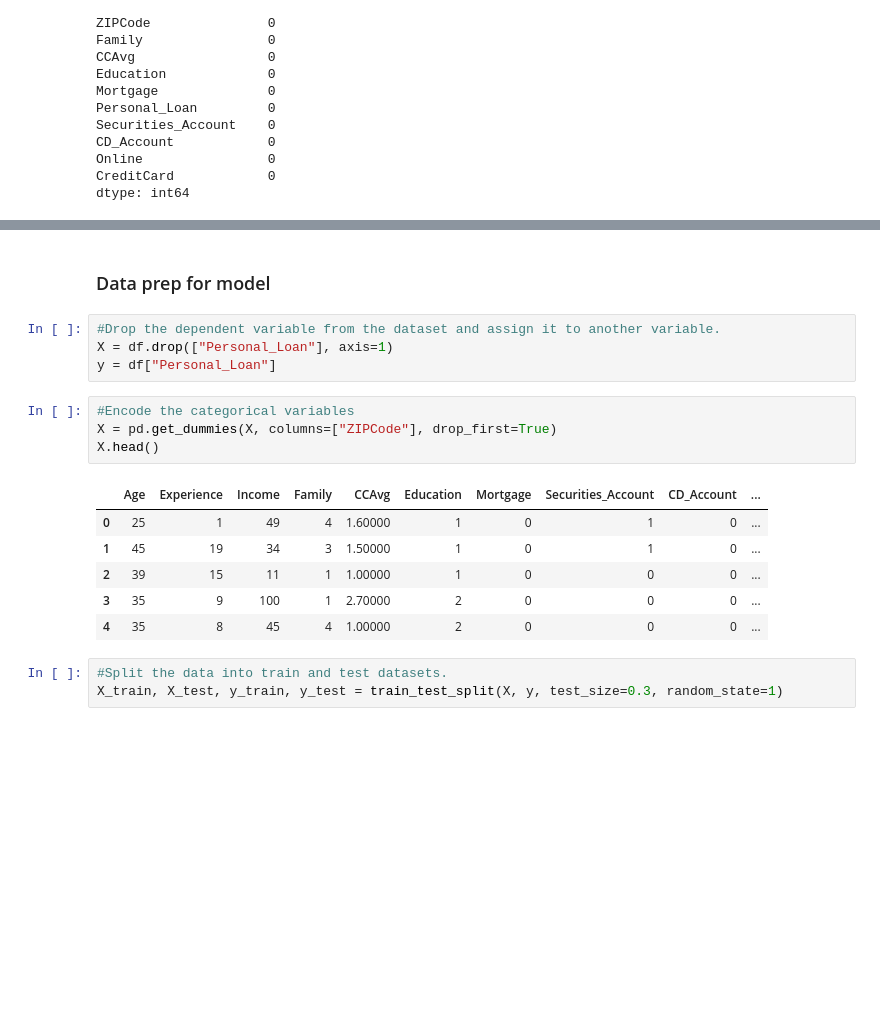
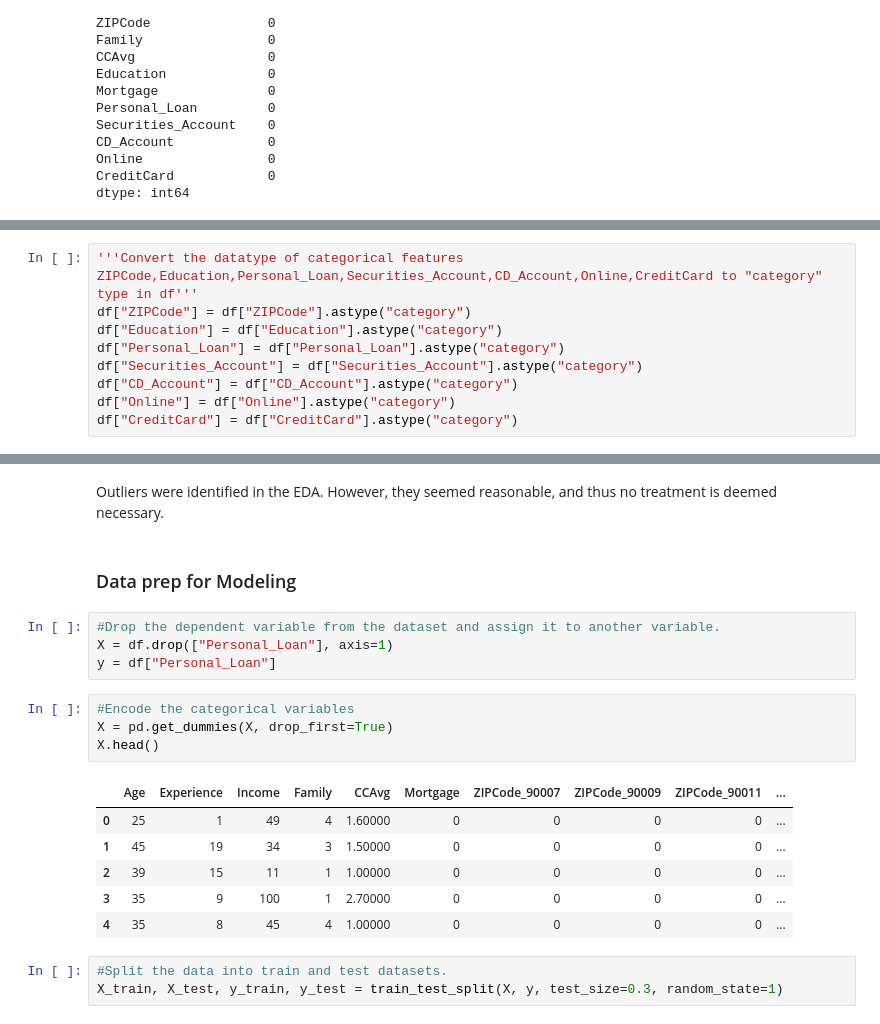
Before and after one commit to jsomerville/PGP-AI-ML-BA-UTA-JS, a Jupyter notebook: Project 2-ML-Decision Tree/ML_Full_Code_notebook.ipynb, the cells around one changed output, grey strips where cells are left out. Cells and saved outputs as stored; diff of their text form; blank space fills up the shorter version.

```diff
--- a/Project 2-ML-Decision Tree/ML_Full_Code_notebook.ipynb
+++ b/Project 2-ML-Decision Tree/ML_Full_Code_notebook.ipynb
@@ -676,0 +691,9 @@ df.duplicated().sum()
+# %%
+'''Convert the datatype of categorical features ZIPCode,Education,Personal_Loan,Securities_Account,CD_Account,Online,CreditCard to "category" type in df'''
+df["ZIPCode"] = df["ZIPCode"].astype("category")
+df["Education"] = df["Education"].astype("category")
+df["Personal_Loan"] = df["Personal_Loan"].astype("category")
+df["Securities_Account"] = df["Securities_Account"].astype("category")
+df["CD_Account"] = df["CD_Account"].astype("category")
+df["Online"] = df["Online"].astype("category")
+df["CreditCard"] = df["CreditCard"].astype("category")
@@ -677,20 +722,22 @@ df.duplicated().sum()
+# %% [markdown]
+Outliers were identified in the EDA. However, they seemed reasonable, and thus no treatment is deemed necessary.
 # %% [markdown]
-### Data prep for model
+### Data prep for Modeling
 # %%
 #Drop the dependent variable from the dataset and assign it to another variable.
 X = df.drop(["Personal_Loan"], axis=1)
 y = df["Personal_Loan"]
 # %%
 #Encode the categorical variables
-X = pd.get_dummies(X, columns=["ZIPCode"], drop_first=True)
+X = pd.get_dummies(X, drop_first=True)
 X.head()
 # %% [output]
-|  | Age | Experience | Income | Family | CCAvg | Education | Mortgage | Securities_Account | CD_Account | ... |
-| 0 | 25 | 1 | 49 | 4 | 1.60000 | 1 | 0 | 1 | 0 | ... |
-| 1 | 45 | 19 | 34 | 3 | 1.50000 | 1 | 0 | 1 | 0 | ... |
-| 2 | 39 | 15 | 11 | 1 | 1.00000 | 1 | 0 | 0 | 0 | ... |
-| 3 | 35 | 9 | 100 | 1 | 2.70000 | 2 | 0 | 0 | 0 | ... |
-| 4 | 35 | 8 | 45 | 4 | 1.00000 | 2 | 0 | 0 | 0 | ... |
+|  | Age | Experience | Income | Family | CCAvg | Mortgage | ZIPCode_90007 | ZIPCode_90009 | ZIPCode_90011 | ... |
+| 0 | 25 | 1 | 49 | 4 | 1.60000 | 0 | 0 | 0 | 0 | ... |
+| 1 | 45 | 19 | 34 | 3 | 1.50000 | 0 | 0 | 0 | 0 | ... |
+| 2 | 39 | 15 | 11 | 1 | 1.00000 | 0 | 0 | 0 | 0 | ... |
+| 3 | 35 | 9 | 100 | 1 | 2.70000 | 0 | 0 | 0 | 0 | ... |
+| 4 | 35 | 8 | 45 | 4 | 1.00000 | 0 | 0 | 0 | 0 | ... |
 # %%
 #Split the data into train and test datasets.
 X_train, X_test, y_train, y_test = train_test_split(X, y, test_size=0.3, random_state=1)
```
Also changed, not shown: parts of 75 cells of this notebook.
